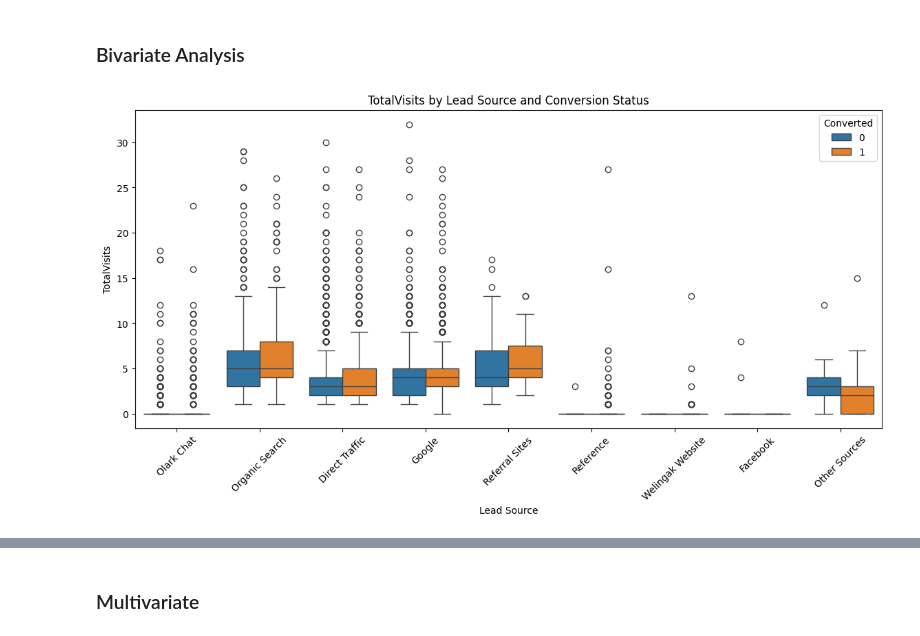
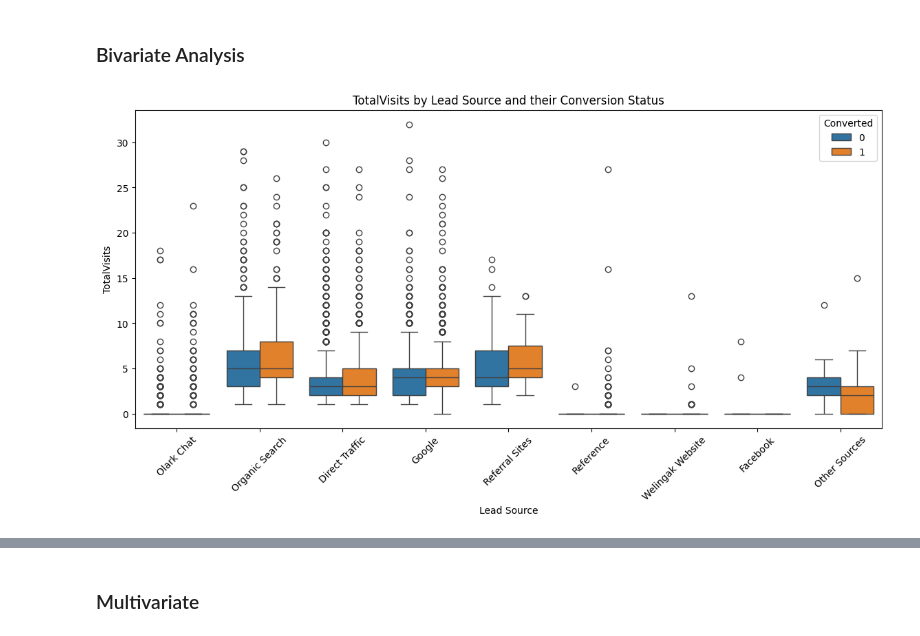
Before and after one commit to Ashlesha-0204/Lead_Scoring_Case_Study, a Jupyter notebook: lead_score.ipynb, the cells around one changed output, grey strips where cells are left out. Drawn from its saved outputs; the diff is of its cells as text; code cells hidden in the pictures.

```diff
--- a/lead_score.ipynb
+++ b/lead_score.ipynb
@@ -741,10 +752,11 @@ plt.show()
 # %% [markdown]
 ### Bivariate Analysis
 # %%
+# relationship between the TotalVisits and the Lead Source
 plt.figure(figsize=(14, 6))
 sns.boxplot(x='Lead Source', y='TotalVisits', hue='Converted', data=lead_score)
-plt.title('TotalVisits by Lead Source and Conversion Status')
+plt.title('TotalVisits by Lead Source and their Conversion Status')
 plt.xticks(rotation=45)
 plt.show()
 # %% [output]
-[figure, old version]
+[figure, new version]
```
Also changed, not shown: parts of 31 cells of this notebook.
